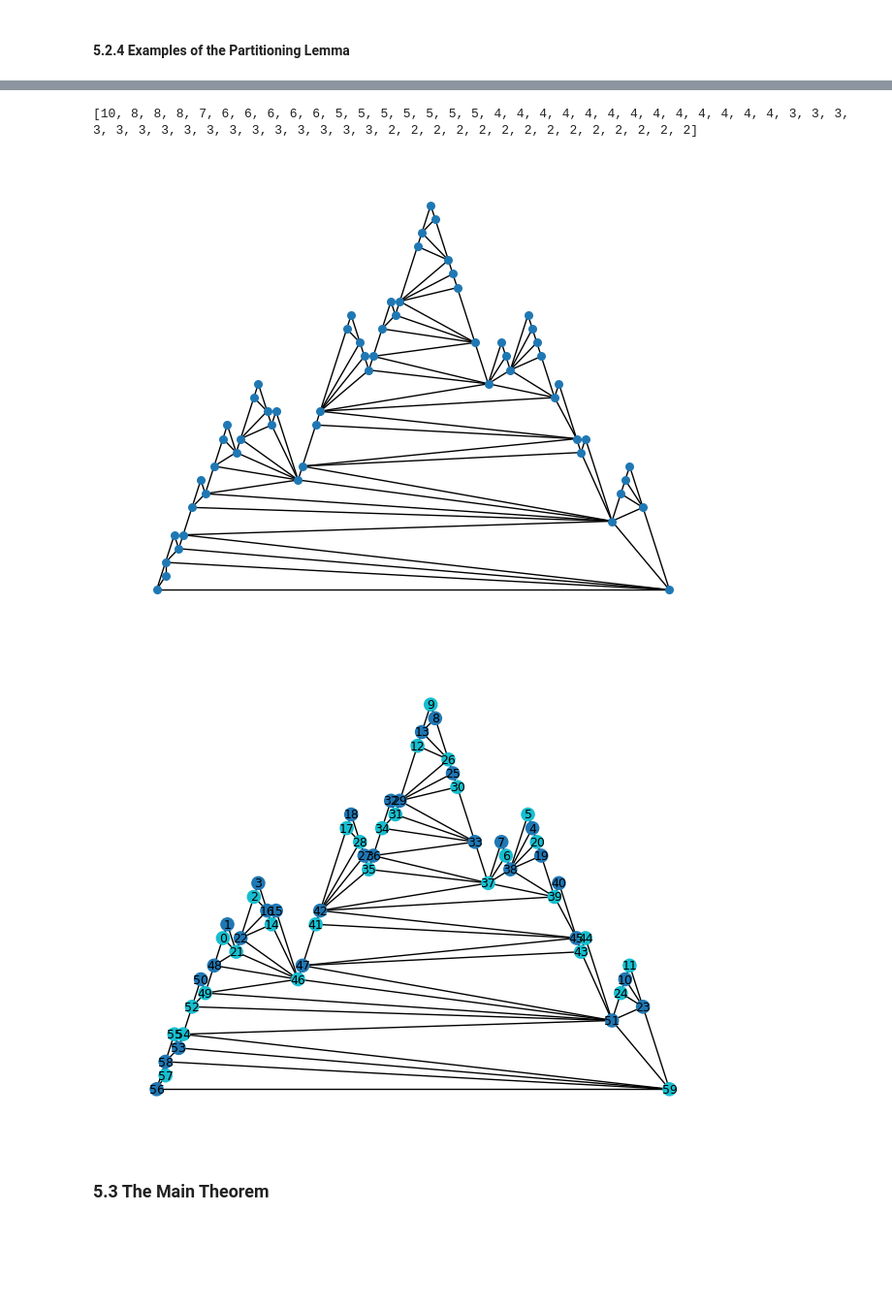
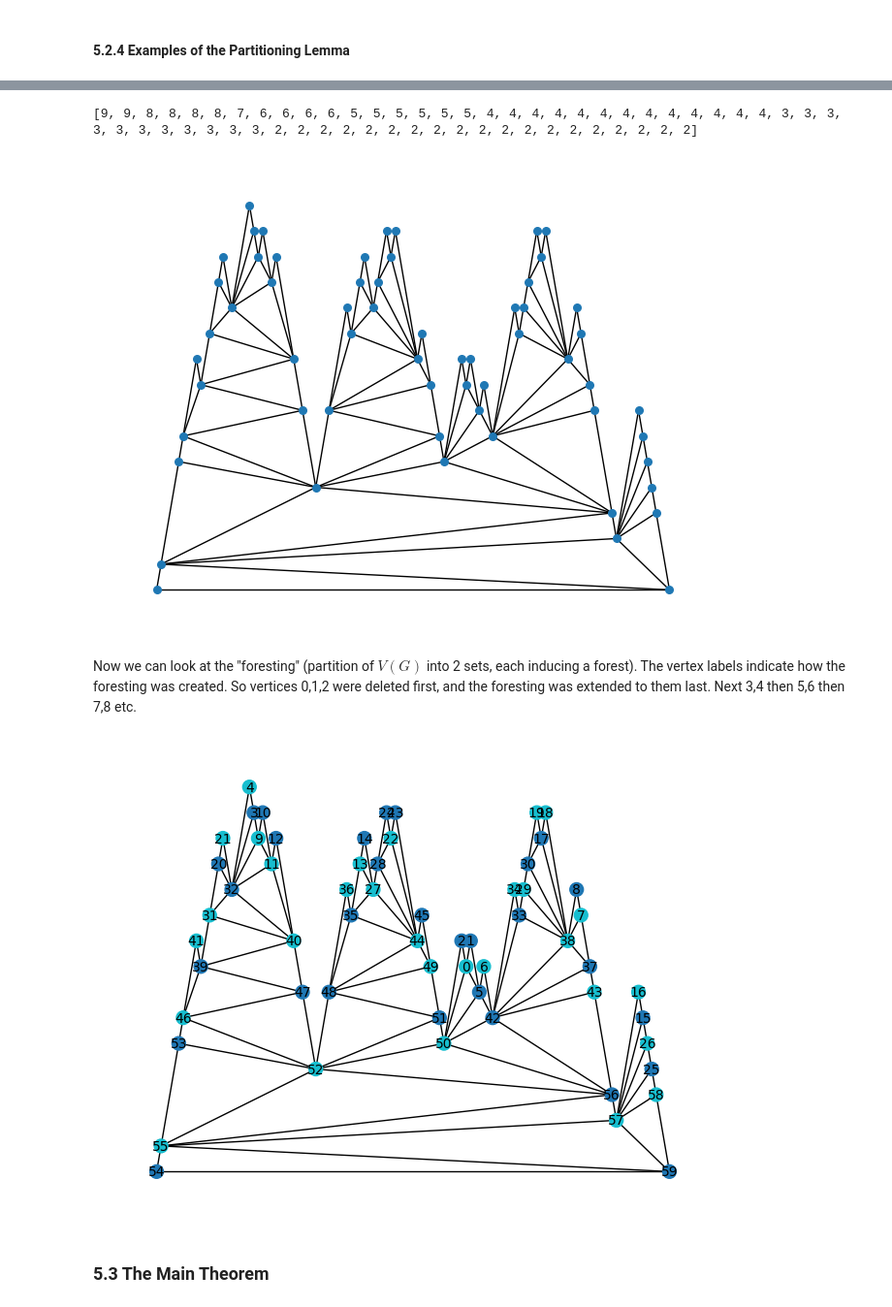
Before and after one commit to dancranston/graph-coloring-python, a Jupyter notebook: equitable-colorings.ipynb, the cells around one changed output, grey strips where cells are left out. Shown at 97% size. Cells and saved outputs as stored; diff of their text form; code cells hidden in the pictures; blank space fills up the shorter version.

Commit message:
Curated examples by choosing random seeds.  Also fixed a bug in one base case of equi_forest_oplanar.

````diff
--- a/equitable-colorings.ipynb
+++ b/equitable-colorings.ipynb
@@ -1376,7 +1360,7 @@ We emphasize that our algorithm can still run on planar graphs when $s$ is less
 # %% [markdown]
 **Contract**: Given a planar graph $G$ and an integer $s \ge 20$, the function ```equi_color_planar``` attempts to return an equitable $s$-coloring of $G$.  The function uses *heuristics* to look for the first 2 required independent sets (or they can be provided by the user).  If the function finds these sets (or they are provided), then it is guaranteed to succeed when $s\ge 61$.
 # %%
-def equi_color_planar(H: nx.Graph, s: int, iSets = None):
+def equi_color_planar(H: nx.Graph, s: int, iSets = None) -> dict:
     # H is a planar graph and we want to construct an equitable s-coloring of H
 
     G = H.copy()
@@ -1415,8 +1399,6 @@ def equi_color_planar(H: nx.Graph, s: int, iSets = None):
         for x in I_0:
             G_prime.remove_node(x)
         I_1 = prune_set(max_indSet_any(G_prime, w_1), I_1_size, w_1)
-
-    # TODO: allow for the possibility that w_1 is in I_0
 
     for x in I_0:
         coloring[x] = 0
@@ -1692,4 +1674,6 @@ def neartriangulate_oplanar (G0: nx.Graph) -> nx.Graph:
 # %% [markdown]
 #### 5.2.2 Examples of Triangulating Outerplanar Graphs
 # %%
+rng = np.random.default_rng(4)
 tree50 = random_tree(50)
+nx.draw(tree50, node_size=40)
@@ -1739,7 +1717,8 @@ nx.draw(G, node_size=10, pos=pos)
 # %% [markdown]
 #### 5.2.3 Code For (Outerplanar) Partitioning Lemma
 # %%
-def equi_forest_oplanar(G0: nx.Graph) -> dict:  # This implements the Partitioning Lemma
+def equi_forest_oplanar(G0: nx.Graph) -> tuple[dict, dict, dict]:  # This implements the Partitioning Lemma
+    # first dictionary is the partition into 2 forests; second is vertex positions; third is vertex order in the construction
     G = G0.copy()
     vert_order = []
     # we partition V(G) into F0, F1 such that d_{Fi}(v) <= max{ceil(n/6)+1, d_G(v)/2} for all i in {0,1} and all v in V(Fi)
@@ -1790,11 +1769,12 @@ def equi_forest_oplanar(G0: nx.Graph) -> dict:  # This implements the Partitioni
 
     # test whether a vertex v lies in a reducible configuration; if so, add v (and its nbrs witnessing this) to candidates
     def check_and_add(v: node):
-        if G.degree(v) == 2 and not v in unsafe:
-            for w in G.neighbors(v):
-                if G.degree(w) == 3 and not w in unsafe:
-                    candidates.add((w,v))
-        elif G.degree(v) == 3 and not v in unsafe:
+        #if G.degree(v) == 2 and not v in unsafe:
+        #    for w in G.neighbors(v):
+        #        if G.degree(w) == 3 and not w in unsafe:
+        #            candidates.add((w,v))
+        # elif G.degree(v) == 3 and not v in unsafe:
+        if G.degree(v) == 3 and not v in unsafe:
             for w in G.neighbors(v):
                 if G.degree(w) == 2 and not w in unsafe:
                     candidates.add((v,w))
@@ -1813,7 +1793,7 @@ def equi_forest_oplanar(G0: nx.Graph) -> dict:  # This implements the Partitioni
     def partition_recursive():
         nonlocal foresting, candidates, total_size
 
-        ## Need to handle base case
+        ## Need to handle base cases (up through order 6)
         assert len(G) >= 3, "Should have trapped small order initially, and not reached here."
         if len(G) == 3:  # can only be if originally len(G) == 3; otherwise, can never reach this case
             if len(unsafe) == 1:
@@ -1845,7 +1825,7 @@ def equi_forest_oplanar(G0: nx.Graph) -> dict:  # This implements the Partitioni
                 x,y = y,x  # get the names so that d(v) = 4 and w, x, y, z induce a path in that order
             if not all(G.has_edge(u1, u2) for (u1,u2) in {(v,w), (v,x), (v,y), (v,z), (w,x), (x,y), (y,z)}):
                 print(f"G has vertices {list(G.nodes)} and edges {list(G.edges)}")
-            assert len(G.edges) == 7
+            assert len(G.edges) == 7, "Too many edges!"
             foresting = {v: 0, w: 1, z: 1}
             if not w in unsafe:
                 foresting[x] = 1; foresting[y] = 0
@@ -1879,11 +1859,11 @@ def equi_forest_oplanar(G0: nx.Graph) -> dict:  # This implements the Partitioni
                 v3_nbrs = set(G.neighbors(v3))
 
                 # define w1, w2, w3 as the common 2-nbrs, respectively of v1,v2 and v1,v3 and v2,v3
-                assert len((v1_nbrs ^ v2_nbrs) - {v3}) == 1, f"6-vertex graph.  Thought {v1} and {v2} would have 1 common neighbor \
+                assert len((v1_nbrs & v2_nbrs) - {v3}) == 1, f"6-vertex graph.  Thought {v1} and {v2} would have 1 common neighbor \
                     besides {v3}, but actually this set is {(v1_nbrs ^ v2_nbrs) - {v3}}.  And edge set is {G.edges}"
-                w1, = (v1_nbrs ^ v2_nbrs) - {v3}
-                w2, = (v3_nbrs ^ v1_nbrs) - {v2}
-                w3, = (v2_nbrs ^ v3_nbrs) - {v1}
+                w1, = (v1_nbrs & v2_nbrs) - {v3}
+                w2, = (v3_nbrs & v1_nbrs) - {v2}
+                w3, = (v2_nbrs & v3_nbrs) - {v1}
 
                 # confirm that we really have exactly the edges we think we have
                 assert len(G.edges) == 9 and all(G.has_edge(z1,z2) for z1, z2 in
@@ -2013,5 +1995,5 @@ def equi_forest_oplanar(G0: nx.Graph) -> dict:  # This implements the Partitioni
 # %%
-def tri_cycle(n:int):
+def tri_cycle(n:int) -> nx.Graph:
     G = nx.cycle_graph(n)
     input_cycle = list(G.nodes)
 
@@ -2043,4 +2028,5 @@ print(deg_list)
 # %%
+rng = np.random.default_rng(810019)
 G60 = tri_cycle(60)
 is_planar, embedding = nx.check_planarity(G60)
 pos = nx.combinatorial_embedding_to_pos(embedding)
@@ -2048,5 +2034,5 @@ nx.draw(G60, pos = pos, node_size = 30)
 deg_list = sorted([d for v,d in G60.degree], reverse = True)
 print(deg_list)
 # %% [output]
-[10, 8, 8, 8, 7, 6, 6, 6, 6, 6, 5, 5, 5, 5, 5, 5, 5, 4, 4, 4, 4, 4, 4, 4, 4, 4, 4, 4, 4, 4, 3, 3, 3, 3, 3, 3, 3, 3, 3, 3, 3, 3, 3, 3, 3, 3, 2, 2, 2, 2, 2, 2, 2, 2, 2, 2, 2, 2, 2, 2]
+[9, 9, 8, 8, 8, 8, 7, 6, 6, 6, 6, 5, 5, 5, 5, 5, 5, 4, 4, 4, 4, 4, 4, 4, 4, 4, 4, 4, 4, 4, 3, 3, 3, 3, 3, 3, 3, 3, 3, 3, 3, 2, 2, 2, 2, 2, 2, 2, 2, 2, 2, 2, 2, 2, 2, 2, 2, 2, 2, 2]
-[figure, old version]
+[figure, new version]
@@ -2055,9 +2039,12 @@ foresting, pos_temp, vert_order = equi_forest_oplanar(G60)
+# %% [markdown]
+Now we can look at the "foresting" (partition of $V(G)$ into 2 sets, each inducing a forest).  The vertex labels indicate how the foresting was created.  So vertices 0,1,2 were deleted first, and the foresting was extended to them last.  Next 3,4 then 5,6 then 7,8 etc.
 # %%
+foresting, pos_temp, vert_order = equi_forest_oplanar(G60)
 order_dict = {v:i for i,v in enumerate(vert_order)}
-nx.draw(G60, node_color = [foresting[v] for v in G60], font_size=9, pos=pos, node_size=90, cmap=plt.cm.tab10, vmin=0,
+nx.draw(G60, node_color = [foresting[v] for v in G60], font_size=10, pos=pos, node_size=100, cmap=plt.cm.tab10, vmin=0,
     vmax=1, labels= order_dict)
 # %% [output]
-[figure, old version]
+[figure, new version]
 # %% [markdown]
 ### 5.3 The Main Theorem
 # %% [markdown]
````
Also changed, not shown: parts of 38 cells of this notebook.
